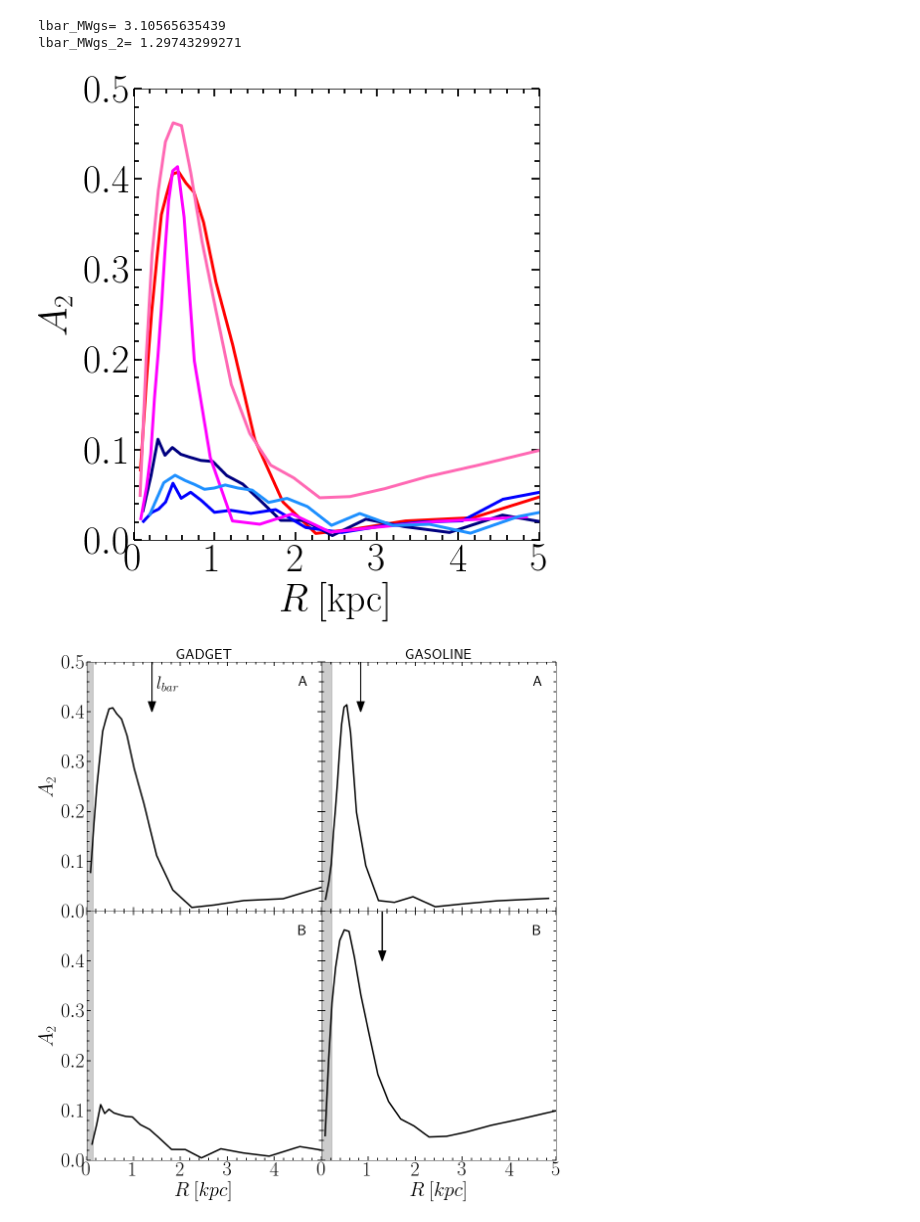
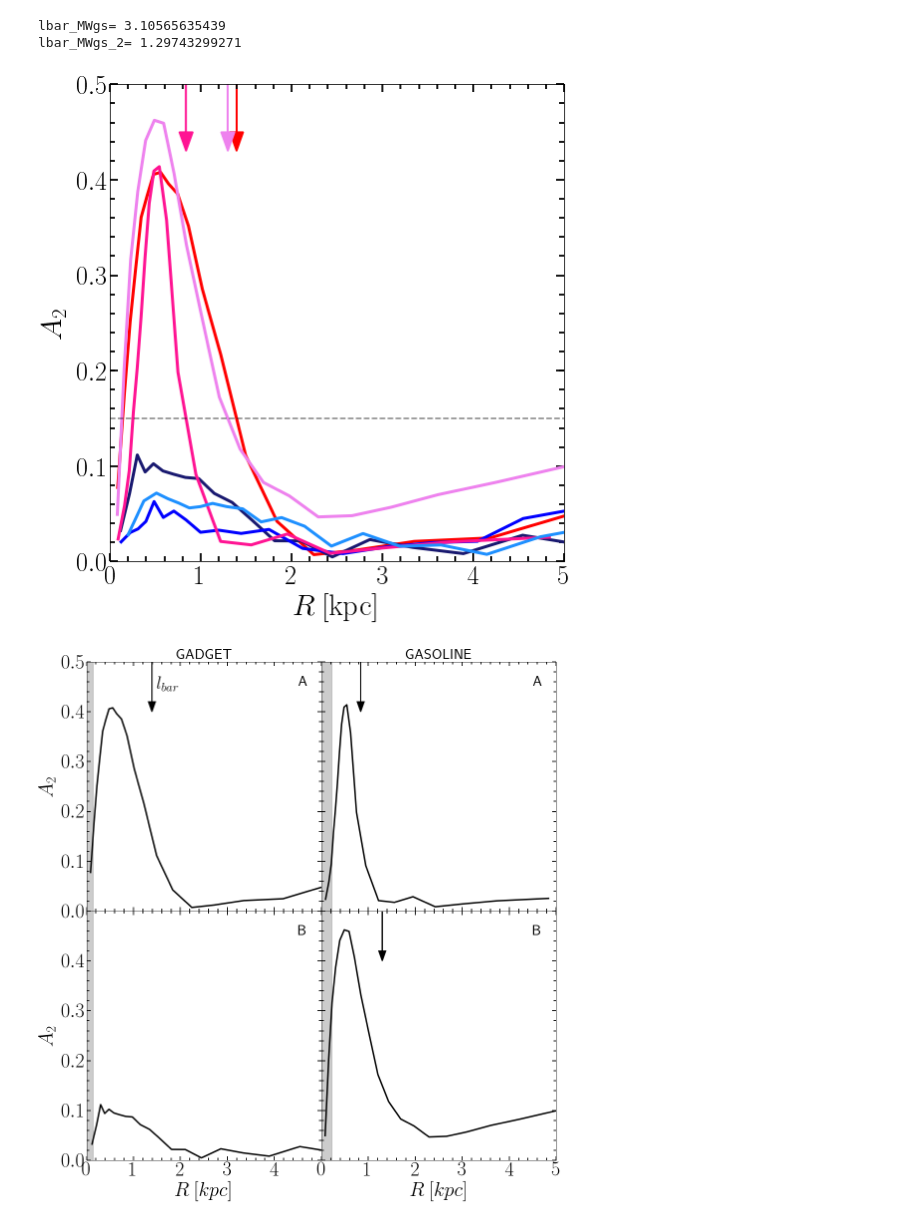
Before and after one commit to ornemarioni/Barras_GdGs, a Jupyter notebook: Barras_Gd/programs/A2vsR_simulaciones.ipynb, the cells around one changed output. Cells and saved outputs as stored; diff of their text form; code cells hidden in the pictures.

Commit message:
graficos finales: fdisk,vcirc,A2,A2max,lbar

```diff
--- a/Barras_Gd/programs/A2vsR_simulaciones.ipynb
+++ b/Barras_Gd/programs/A2vsR_simulaciones.ipynb
@@ -435,43 +435,63 @@ M33_gs = np.loadtxt(path + 'Barras_GdGs/Barras_Gs/_data/M33_A2phivsR_new.dat')
 rn_M33gs  = M33_gs[:,0]
 A2_M33gs  = M33_gs[:,1]
 # phi_M33gd = M33_gd[:,2]
+# %%
+M31_gd = np.loadtxt(path + 'Barras_GdGs/Barras_Gd/_data/M31_lbarvstime2.dat')
+lbar_M31gd = M31_gd[0,1]
+
+#------------------------------------------------------------------------------------------
+M31_gs = np.loadtxt(path + 'Barras_GdGs/Barras_Gs/_data/M31_lbarvstime2.dat')
+lbar_M31gs = M31_gs[0,1]
+
+#------------------------------------------------------------------------------------------
+MW_gs = np.loadtxt(path + 'Barras_GdGs/Barras_Gs/_data/MW_lbarvstime2.dat')
+lbar_MWgs = MW_gs[0,1]
 # %%
 from __future__ import unicode_literals
 
 matplotlib.rcParams['text.usetex'] = True
 matplotlib.rcParams['text.latex.unicode'] = True
 
 # fig=plt.figure(1,figsize=(16,16))
 fig, ax = plt.subplots(nrows=1, ncols=1, figsize=(8, 8))
 #                        gridspec_kw = {'height_ratios':[3,1,3,1]})
-fig.subplots_adjust(bottom=0.15, left =0.2, right = 0.92, top = 0.95)
+fig.subplots_adjust(bottom=0.12, left =0.16, right = 0.95, top = 0.95)
 
 
-ax.plot(rn_M31gd,A2_M31gd,'-', lw=3, color='r')
-ax.plot(rn_MWgd, A2_MWgd, '-', lw=3, color='navy')
+ax.plot(rn_M31gd,A2_M31gd,'-', lw=3, color='red')
+ax.plot(rn_MWgd, A2_MWgd, '-', lw=3, color='midnightblue')
 ax.plot(rn_M33gd,A2_M33gd,'-', lw=3, color='b')
-ax.plot(rn_M31gs,A2_M31gs,'-', lw=3, color='fuchsia')
-ax.plot(rn_MWgs ,A2_MWgs, '-', lw=3, color='hotpink')
+ax.plot(rn_M31gs,A2_M31gs,'-', lw=3, color='deeppink')
+ax.plot(rn_MWgs ,A2_MWgs, '-', lw=3, color='violet')
 ax.plot(rn_M33gs,A2_M33gs,'-', lw=3, color='dodgerblue')
 
-ax.set_ylabel(r'$A_{\mathrm{2}}$', fontsize=40)
-ax.set_xlabel(r'$R\:\mathrm{[kpc]}$', fontsize=40)
+ax.set_ylabel(r'$A_{\mathrm{2}}$', fontsize=30)
+ax.set_xlabel(r'$R\:\mathrm{[kpc]}$', fontsize=30)
 ax.set_yticks([0.0,0.1,0.2,0.3,0.4,0.5])
 ax.set_xticks([0,1,2,3,4,5])
 ax.set_ylim(0,0.5)
 ax.set_xlim(0,5)
 
 ax.minorticks_on()
-ax.tick_params( labelsize=40)
+ax.tick_params( labelsize=26)
 ax.tick_params('both', length=5, width=1.8,which='minor', direction='in', right='on',top='on')
 ax.tick_params('both', length=8, width=1.8,which='major', direction='in', right='on',top='on')
+
+ax.arrow(x=lbar_M31gd,y=0.5,dx=0,dy=-0.07,color='red', lw=1.5,
+         head_length=0.02,head_width=0.15,length_includes_head=True)
+ax.arrow(x=lbar_M31gs,y=0.5,dx=0,dy=-0.07,color='deeppink', lw=1.5,
+         head_length=0.02,head_width=0.15,length_includes_head=True)
+ax.arrow(x=lbar_MWgs,y=0.5,dx=0,dy=-0.07,color='violet', lw=1.5,
+         head_length=0.02,head_width=0.15,length_includes_head=True)
+
+ax.axhline(y=0.15,ls='--',lw=1.5,color='k', alpha=0.5)
 
 fig.savefig('/home/omarioni/Barras_GdGs/Barras_Gd/_imagenes/A2_phi_vsR_new.pdf', dpi = 100, xxbox_inches='tight')
 # fig.savefig('/home/ornela/overleaf/13216980csjxswjndpmj/A2_phi_vsR.pdf', dpi = 100, xxbox_inches='tight')
 
 plt.show()
 # %% [output]
-[figure, old version]
+[figure, new version]
 # %%
 from __future__ import unicode_literals
 
```
Also changed, not shown: 5 other files.
